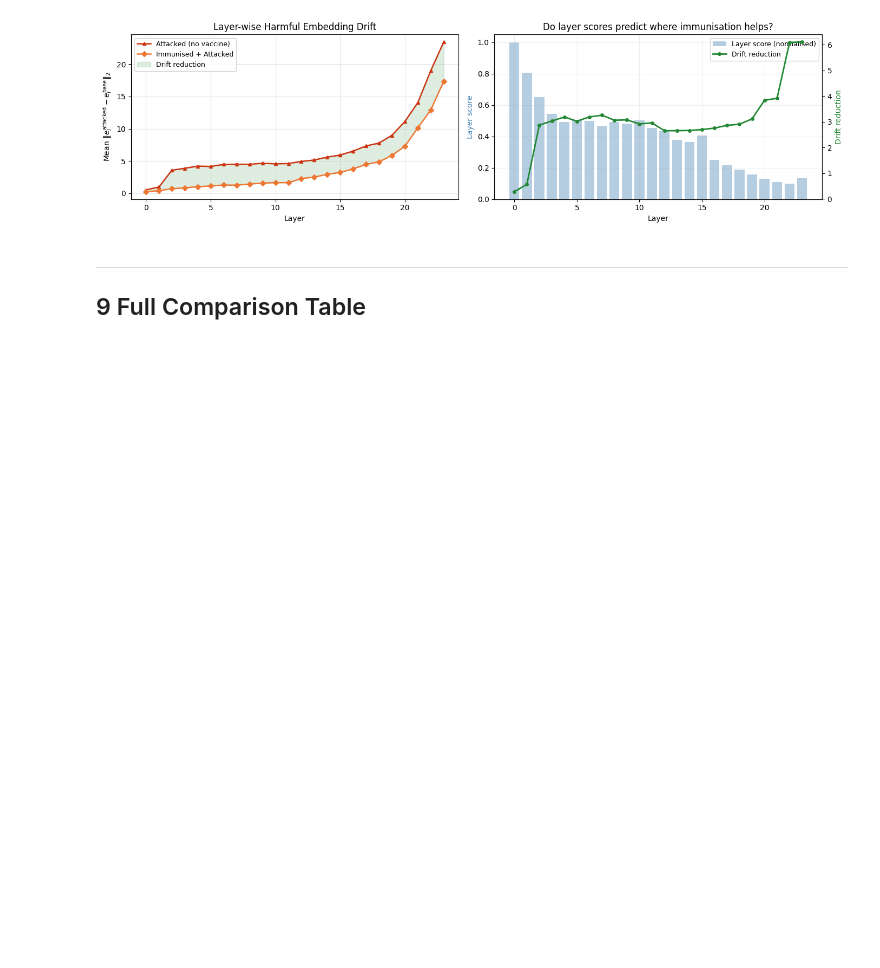
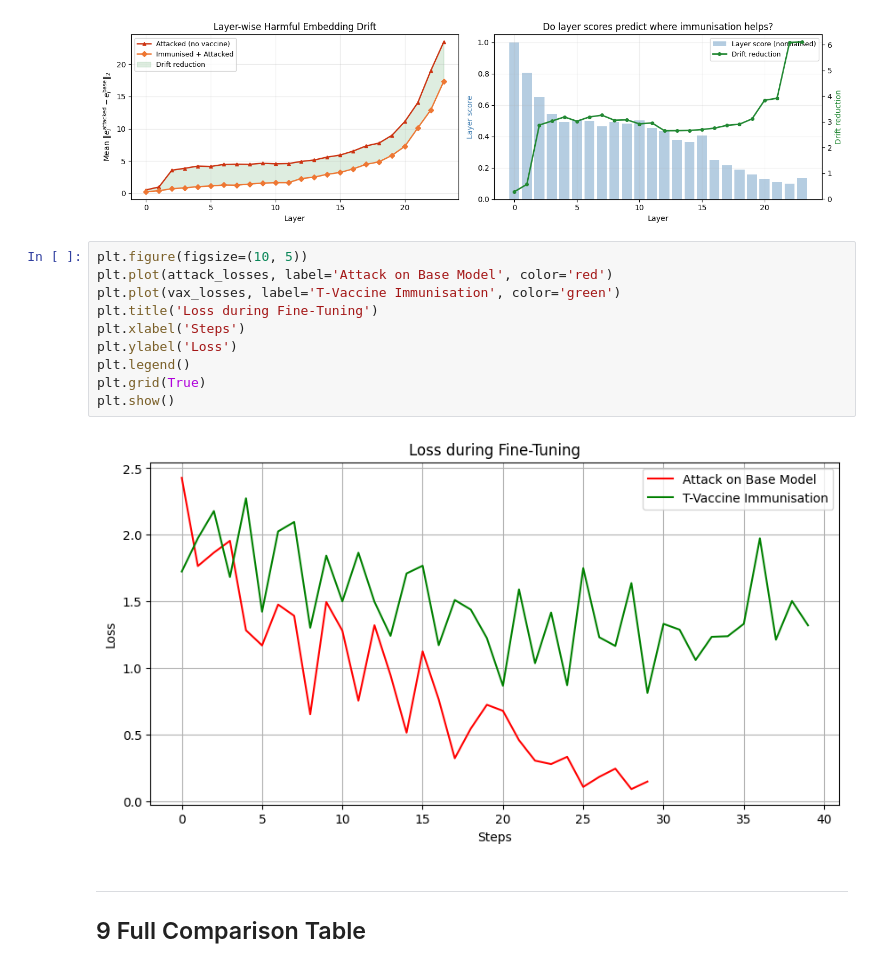
Before and after one commit to QwertyJacob/lm_immunisation, a Jupyter notebook: hands_on/tvaccine_A_fullprecision.ipynb, the cells around one changed output. Drawn from its saved outputs; the diff is of its cells as text; blank space fills up the shorter version.

```diff
--- a/hands_on/tvaccine_A_fullprecision.ipynb
+++ b/hands_on/tvaccine_A_fullprecision.ipynb
@@ -807,6 +807,18 @@ torch.cuda.empty_cache()
 # %% [output]
 Computing layer-wise drift (~30 s)...
 [figure]
+# %%
+plt.figure(figsize=(10, 5))
+plt.plot(attack_losses, label='Attack on Base Model', color='red')
+plt.plot(vax_losses, label='T-Vaccine Immunisation', color='green')
+plt.title('Loss during Fine-Tuning')
+plt.xlabel('Steps')
+plt.ylabel('Loss')
+plt.legend()
+plt.grid(True)
+plt.show()
+# %% [output]
+[figure, added]
 # %% [markdown]
 ---
 ## 9  Full Comparison Table
```
